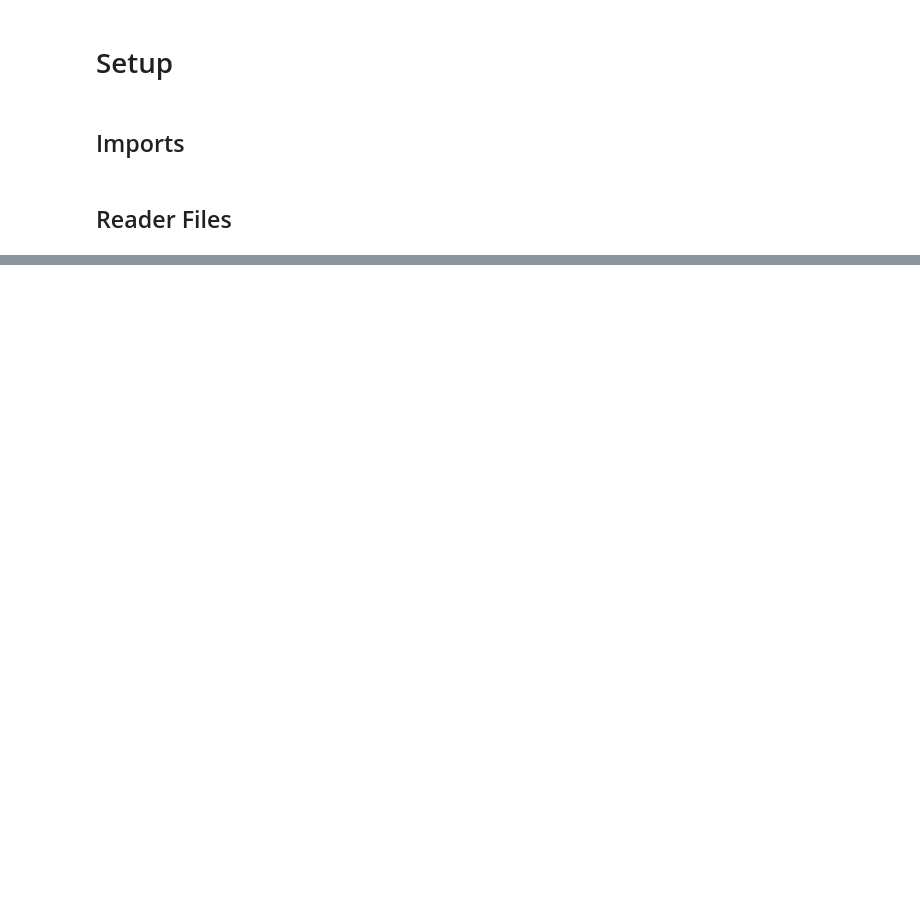
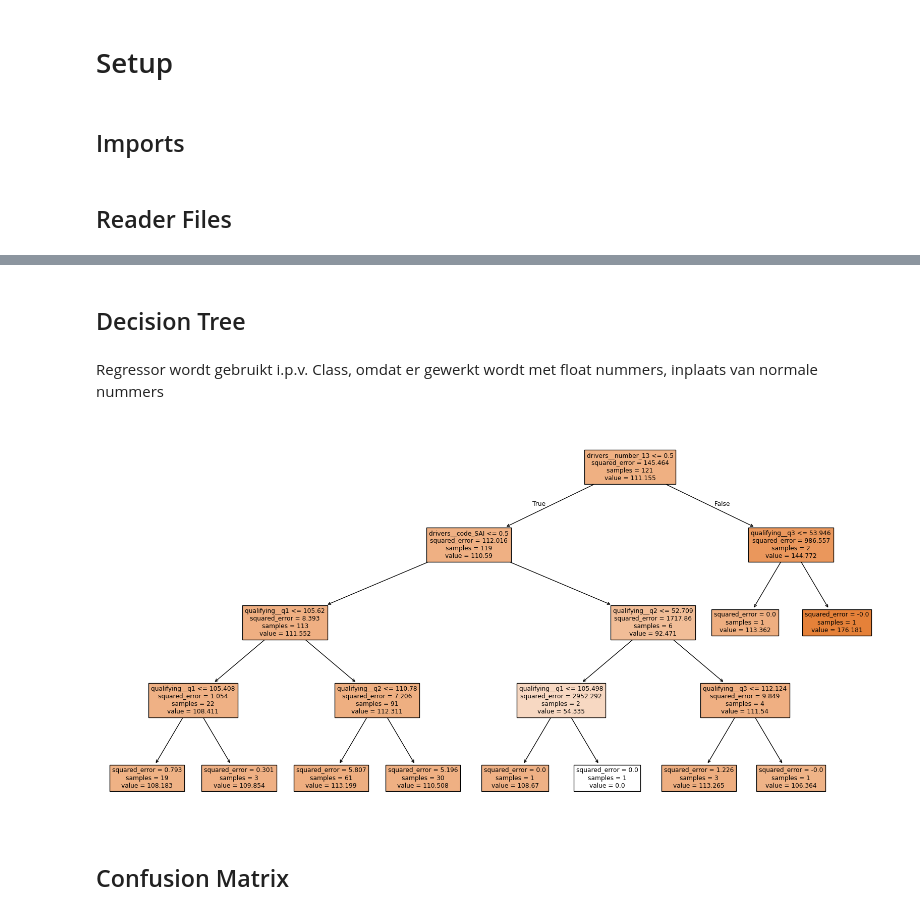
Before and after one commit to Jarnovis/DEDS_Portfolio, a Jupyter notebook: src/Jupyter/week_13/DEDS_KEGGLE.ipynb, the cells around one changed output, grey strips where cells are left out. Drawn from its saved outputs; the diff is of its cells as text; code cells hidden in the pictures; blank space fills up the shorter version.

```diff
--- a/src/Jupyter/week_13/DEDS_KEGGLE.ipynb
+++ b/src/Jupyter/week_13/DEDS_KEGGLE.ipynb
@@ -110,0 +250,15 @@ total
+# %% [markdown]
+## Decision Tree
+# %% [markdown]
+Regressor wordt gebruikt i.p.v. Class, omdat er gewerkt wordt met float nummers, inplaats van normale nummers
+# %%
+dtree = DecisionTreeRegressor(max_depth=4, random_state=42)
+dtree.fit(X_train, y_train)
+
+plt.figure(figsize=(20, 10))
+tree.plot_tree(dtree, feature_names=X_train.columns, filled=True)
+plt.show()
+# %% [output]
+[figure, added]
+# %% [markdown]
+## Confusion Matrix
```
Also changed, not shown: parts of 16 cells of this notebook, 3 other files.
